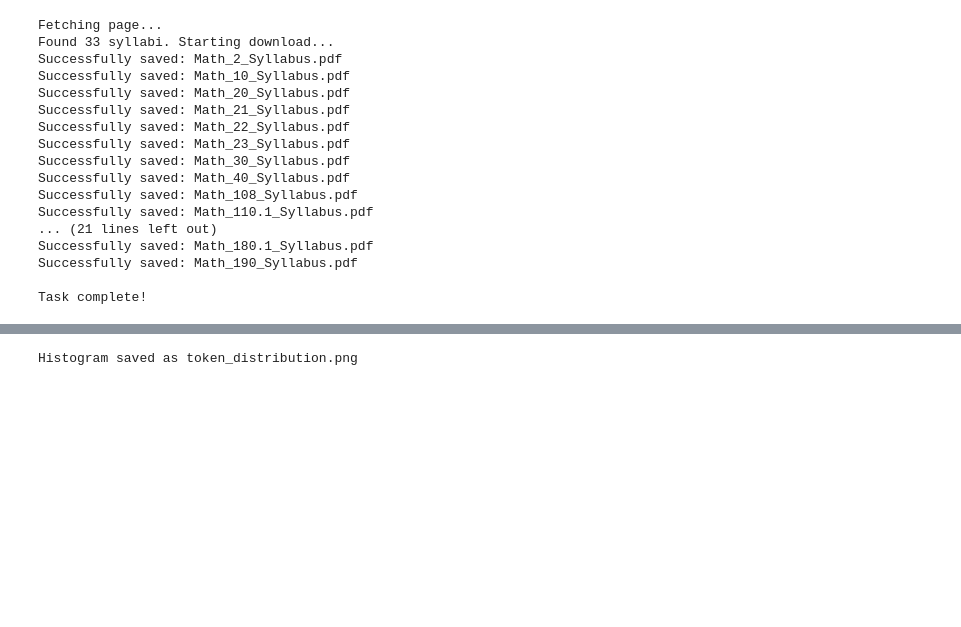
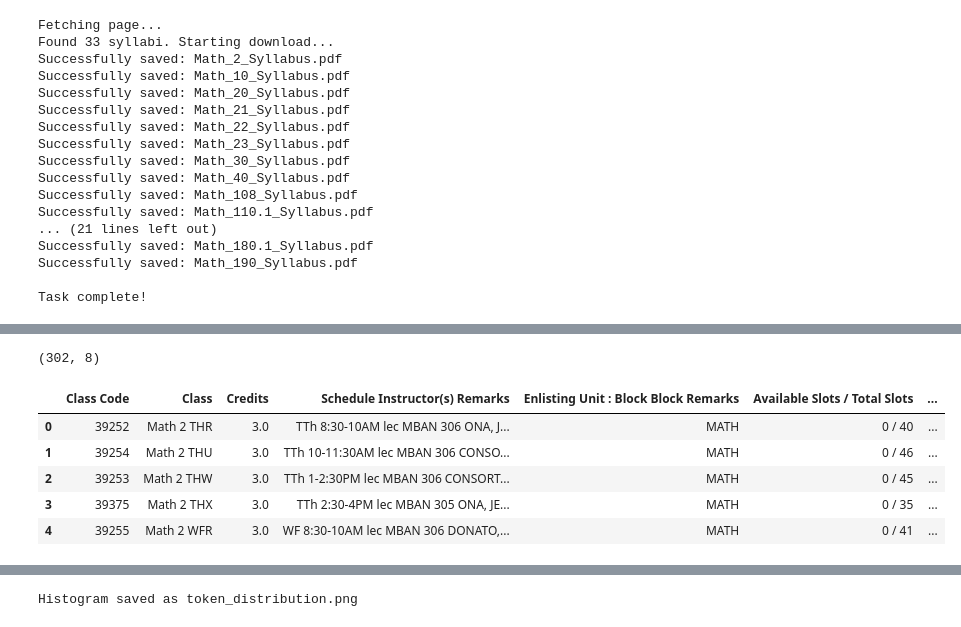
Before and after one commit to Othello117/UPD-Course-Syllabi-RAG, a Jupyter notebook: UPD Courses RAG.ipynb, the cells around one changed output, grey strips where cells are left out. Cells and saved outputs as stored; diff of their text form; code cells hidden in the pictures; blank space fills up the shorter version.

```diff
--- a/UPD Courses RAG.ipynb
+++ b/UPD Courses RAG.ipynb
@@ -74,3 +80,22 @@ Successfully saved: Math_180.1_Syllabus.pdf
 Successfully saved: Math_190_Syllabus.pdf
 
 Task complete!
+# %%
+course_catalog_url = "https://crs.upd.edu.ph/course_catalog/index/Math"
+schedule_url = "https://crs.upd.edu.ph/schedule/120252/Math"
+
+course_catalog_html = requests.get(course_catalog_url)
+
+soup = BeautifulSoup(course_catalog_html.text, 'html.parser')
+
+course_catalog_table = None
+for table in soup.find_all('table'):
+    if "Course code" in table.get_text():
+        course_catalog_table = table
+        break
+
+course_catalog_table = io.StringIO(str(course_catalog_table))
+
+course_catalog_table = pd.read_html(course_catalog_table)[0]
+print(course_catalog_table.shape)
+course_catalog_table.head()
@@ -76,0 +110,24 @@ Task complete!
+# %%
+course_schedule_html = requests.get(schedule_url)
+
+soup = BeautifulSoup(course_schedule_html.text, 'html.parser')
+
+course_schedule_table = None
+for table in soup.find_all('table'):
+    if "Class Code" in table.get_text():
+        course_schedule_table = table
+        break
+
+course_schedule_table = io.StringIO(str(course_schedule_table))
+
+course_schedule_table = pd.read_html(course_schedule_table)[0]
+print(course_schedule_table.shape)
+course_schedule_table.head()
+# %% [output]
+(302, 8)
+|  | Class Code | Class | Credits | Schedule Instructor(s) Remarks | Enlisting Unit : Block Block Remarks | Available Slots / Total Slots | ... |
+| 0 | 39252 | Math 2 THR | 3.0 | TTh 8:30-10AM lec MBAN 306 ONA, J... | MATH | 0 / 40 | ... |
+| 1 | 39254 | Math 2 THU | 3.0 | TTh 10-11:30AM lec MBAN 306 CONSO... | MATH | 0 / 46 | ... |
+| 2 | 39253 | Math 2 THW | 3.0 | TTh 1-2:30PM lec MBAN 306 CONSORT... | MATH | 0 / 45 | ... |
+| 3 | 39375 | Math 2 THX | 3.0 | TTh 2:30-4PM lec MBAN 305 ONA, JE... | MATH | 0 / 35 | ... |
+| 4 | 39255 | Math 2 WFR | 3.0 | WF 8:30-10AM lec MBAN 306 DONATO,... | MATH | 0 / 41 | ... |
```
Also changed, not shown: parts of 20 cells of this notebook.
